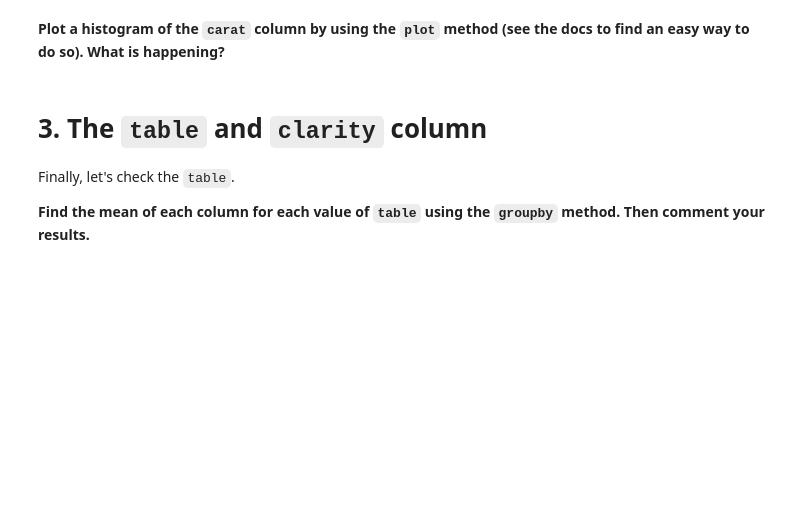
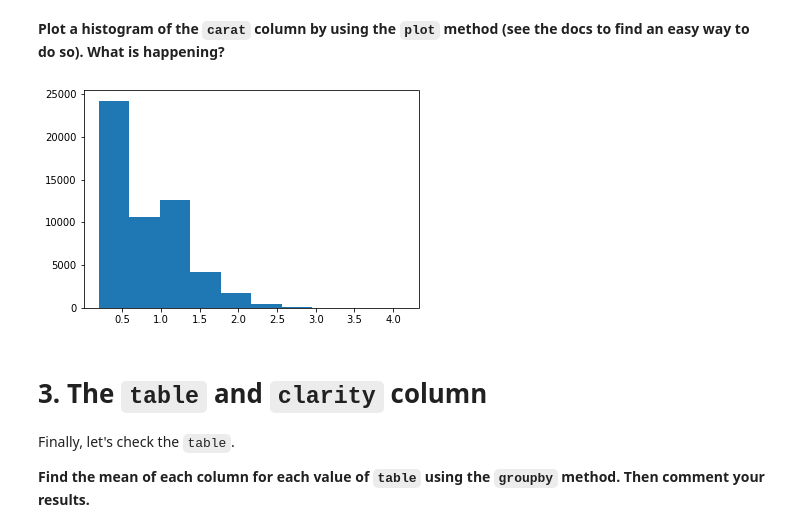
Before and after one commit to ta-data-lis/M2-mini-project1, a Jupyter notebook: 2.-EDA.ipynb, the cells around one changed output. Saved outputs shown, nothing was run; the diff lists cells and outputs as text; code cells hidden in the pictures; blank space fills up the shorter version.

```diff
--- a/2.-EDA.ipynb
+++ b/2.-EDA.ipynb
@@ -64,3 +108,9 @@ Let's check the `carat` (weight), since this could also be a potential factor fo
+# %%
+plt.hist(diamonds['carat'])
+plt.show()
+#the higher the carat, the less quantity
+# %% [output]
+[figure, added]
 # %% [markdown]
 # 3. The `table` and `clarity` column
 Finally, let's check the `table`.
```
Also changed, not shown: parts of 42 cells of this notebook, 2 other files.
